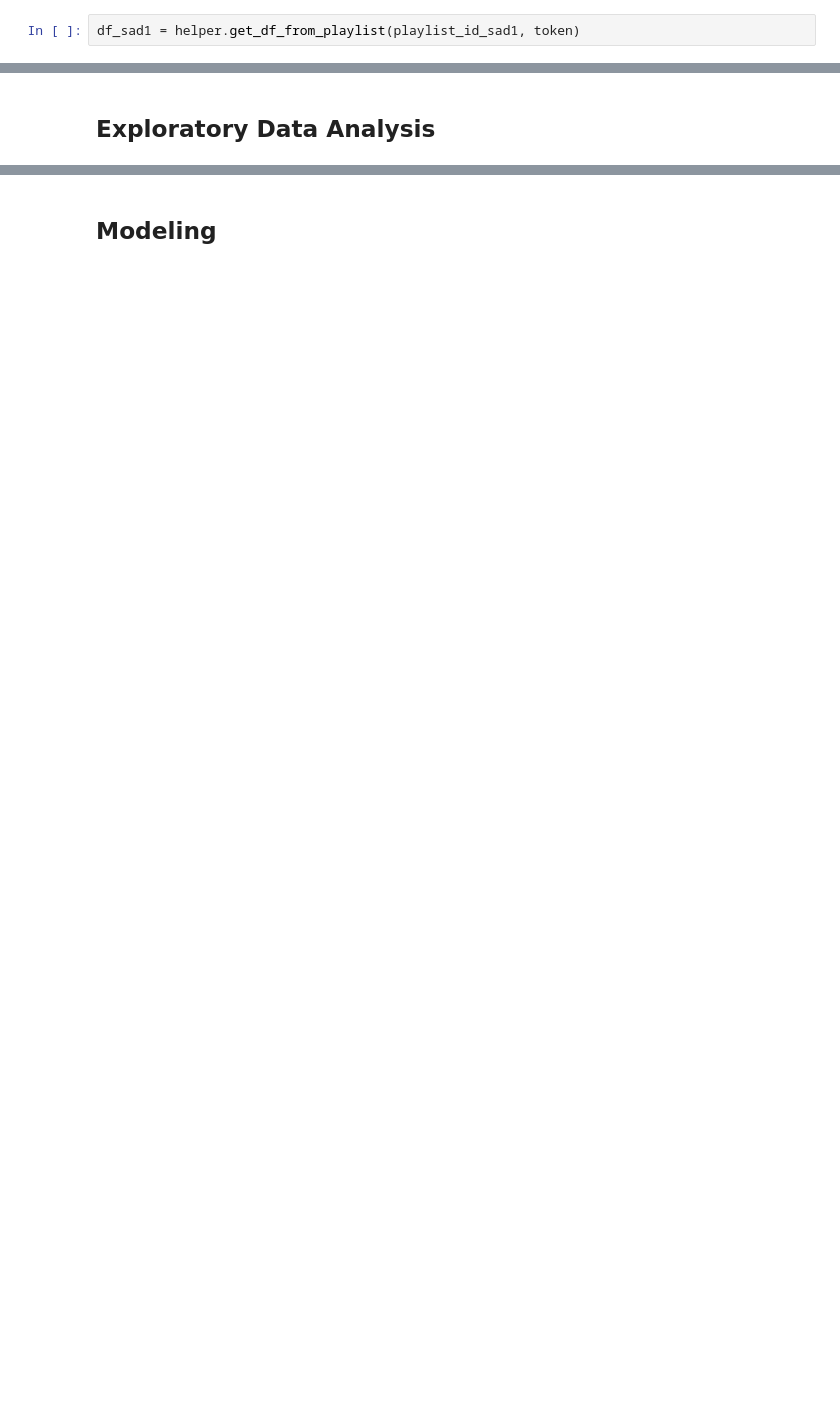
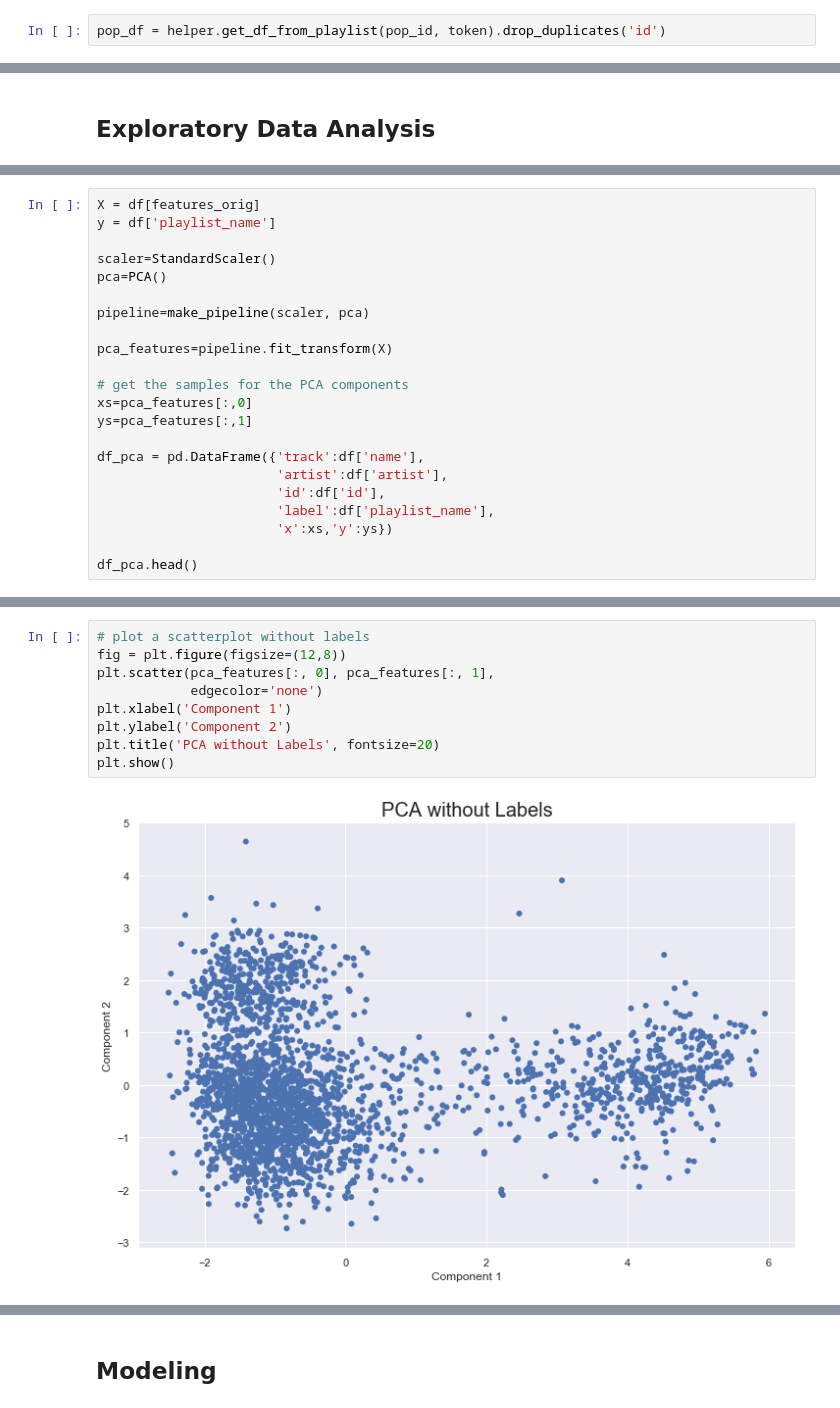
Before and after one commit to htalasan/Springboard, a Jupyter notebook: Capstone Project 1/Capstone Project 1 Notebook.ipynb, the cells around one changed output, grey strips where cells are left out. Cells and saved outputs as stored; diff of their text form; blank space fills up the shorter version.

```diff
--- a/Capstone Project 1/Capstone Project 1 Notebook.ipynb
+++ b/Capstone Project 1/Capstone Project 1 Notebook.ipynb
@@ -50,2 +73,2 @@ df_happy3 = helper.get_df_from_playlist(playlist_id_happy3, token)
 # %%
-df_sad1 = helper.get_df_from_playlist(playlist_id_sad1, token)
+pop_df = helper.get_df_from_playlist(pop_id, token).drop_duplicates('id')
@@ -313,0 +209,22 @@ The above hypothesis testing for each of the mentioned features suggest accordin
+# %%
+X = df[features_orig]
+y = df['playlist_name']
+
+scaler=StandardScaler()
+pca=PCA()
+
+pipeline=make_pipeline(scaler, pca)
+
+pca_features=pipeline.fit_transform(X)
+
+# get the samples for the PCA components
+xs=pca_features[:,0]
+ys=pca_features[:,1]
+
+df_pca = pd.DataFrame({'track':df['name'],
+                       'artist':df['artist'],
+                       'id':df['id'],
+                       'label':df['playlist_name'],
+                       'x':xs,'y':ys})
+
+df_pca.head()
@@ -313,0 +271,11 @@ The above hypothesis testing for each of the mentioned features suggest accordin
+# %%
+# plot a scatterplot without labels
+fig = plt.figure(figsize=(12,8))
+plt.scatter(pca_features[:, 0], pca_features[:, 1],
+            edgecolor='none')
+plt.xlabel('Component 1')
+plt.ylabel('Component 2')
+plt.title('PCA without Labels', fontsize=20)
+plt.show()
+# %% [output]
+[figure, added]
```
Also changed, not shown: parts of 86 cells of this notebook, 11 other files.
